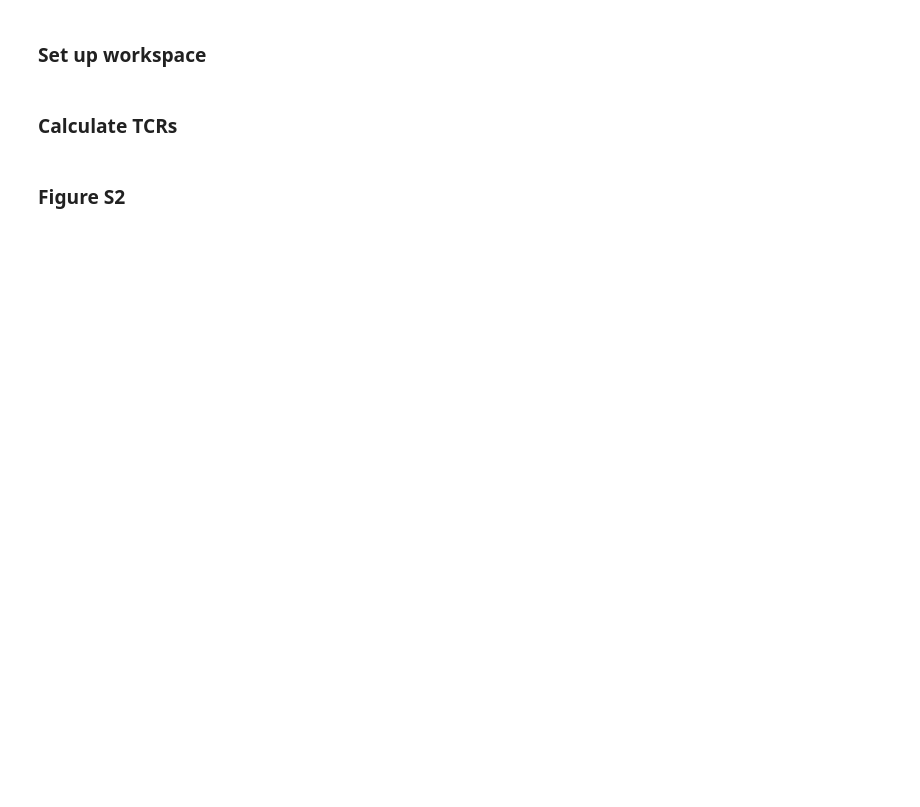
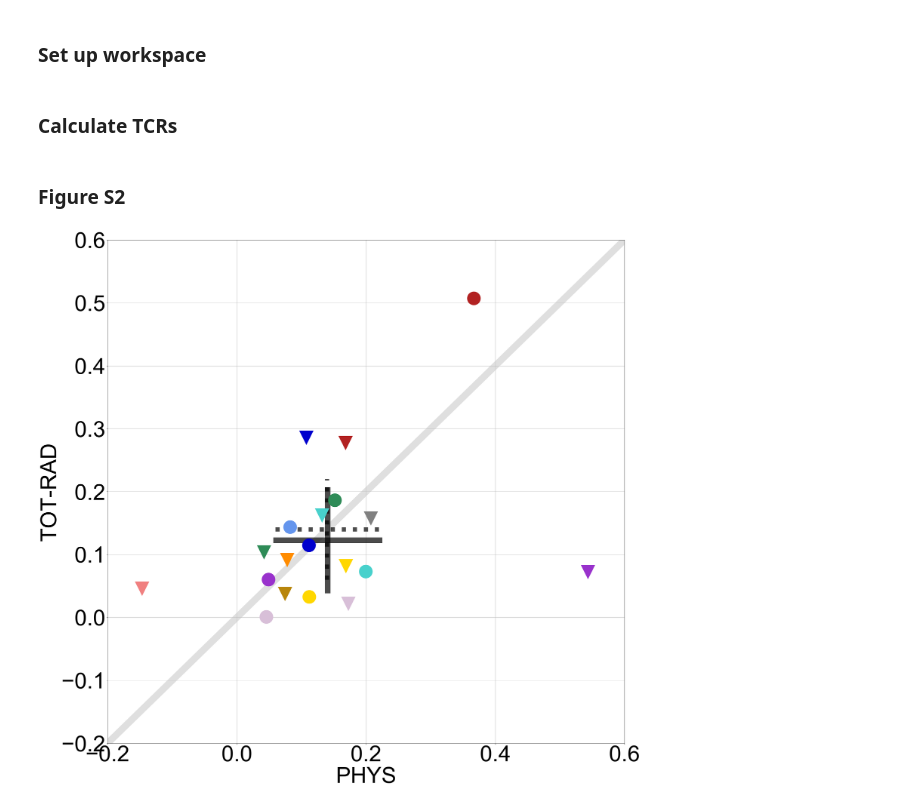
Before and after one commit to czarakas/plant_physiology_and_TCR, a Jupyter notebook: replicate_figures/Figure_S2.ipynb, the cells around one changed output. Saved outputs shown, nothing was run; the diff lists cells and outputs as text; code cells hidden in the pictures; blank space fills up the shorter version.

```diff
--- a/replicate_figures/Figure_S2.ipynb
+++ b/replicate_figures/Figure_S2.ipynb
@@ -42,4 +42,21 @@ landTCR = make_tcr_dataset.make_tcr_dataset(TCR_DICT,
                                               tcr_types=['RAD','TOT','TOT-RAD','PHYS'])
 # %% [markdown]
 ### Figure S2
+# %%
+xvals = globalTCR['PHYS'].values
+yvals = globalTCR['TOT-RAD'].values
+
+XLIMS = [-0.2,0.6];
+YLIMS = [-0.2,0.6];
+XLABEL = 'PHYS';
+YLABEL = 'TOT-RAD';
+plot_scatter_CMIP.plot_scatter_CMIP(xvals, yvals,
+                                    one_to_one_line=True,
+                                    xlims=XLIMS, ylims=YLIMS,
+                                    xlabel=XLABEL, ylabel=YLABEL,
+                                    legend_on=False, filled=True,
+                                    markersize=40, fig_dims=[30,30],
+                                    filepath=PATH_FIGURES+'Fig_S2a')
+# %% [output]
+[figure, added]
 # %%
```
Also changed, not shown: parts of 2 cells of this notebook, 14 other files.
